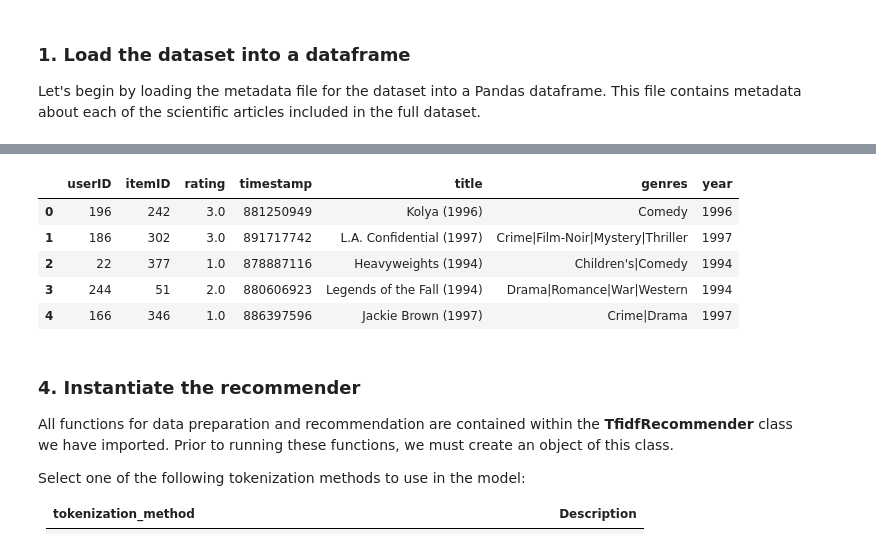
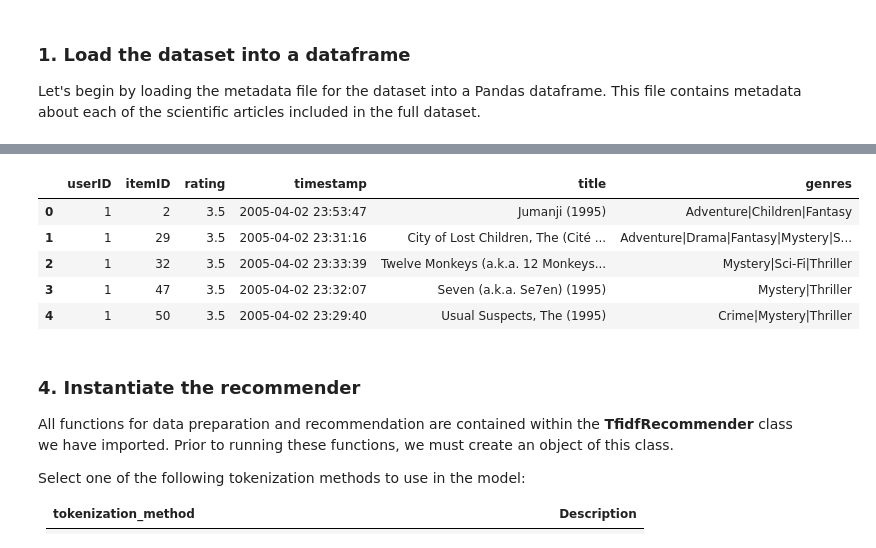
Before and after one commit to PUT-RecSys-Research/qpera-thesis, a Jupyter notebook: notebooks/CBF.ipynb, the cells around one changed output, grey strips where cells are left out. Cells and saved outputs as stored; diff of their text form; code cells hidden in the pictures.

Commit message:
switch to custom loader

```diff
--- a/notebooks/CBF.ipynb
+++ b/notebooks/CBF.ipynb
@@ -37,13 +36,10 @@ logging.basicConfig(
     datefmt="%Y-%m-%d %H:%M:%S",
 )
 # %%
-data = movielens.load_pandas_df(
-    size=MOVIELENS_DATA_SIZE,
-    header=["userID", "itemID", "rating", "timestamp"],
-    title_col="title",
-    genres_col='genres',
-    year_col='year'
-)
+data = dataset_loader.loader("movielens", want_col=["userID", "itemID", "rating", "timestamp", 'title', 'genres'], num_rows=100000)
+print(data.shape)
+print(data['userID'].nunique())
+
 # Convert the float precision to 32-bit in order to reduce memory consumption
 data["rating"] = data["rating"].astype(np.float32)
 data.head()
@@ -54,9 +49,9 @@ data.head()
-|  | userID | itemID | rating | timestamp | title | genres | year |
-| 0 | 196 | 242 | 3.0 | 881250949 | Kolya (1996) | Comedy | 1996 |
-| 1 | 186 | 302 | 3.0 | 891717742 | L.A. Confidential (1997) | Crime|Film-Noir|Mystery|Thriller | 1997 |
-| 2 | 22 | 377 | 1.0 | 878887116 | Heavyweights (1994) | Children's|Comedy | 1994 |
-| 3 | 244 | 51 | 2.0 | 880606923 | Legends of the Fall (1994) | Drama|Romance|War|Western | 1994 |
-| 4 | 166 | 346 | 1.0 | 886397596 | Jackie Brown (1997) | Crime|Drama | 1997 |
+|  | userID | itemID | rating | timestamp | title | genres |
+| 0 | 1 | 2 | 3.5 | 2005-04-02 23:53:47 | Jumanji (1995) | Adventure|Children|Fantasy |
+| 1 | 1 | 29 | 3.5 | 2005-04-02 23:31:16 | City of Lost Children, The (Cité ... | Adventure|Drama|Fantasy|Mystery|S... |
+| 2 | 1 | 32 | 3.5 | 2005-04-02 23:33:39 | Twelve Monkeys (a.k.a. 12 Monkeys... | Mystery|Sci-Fi|Thriller |
+| 3 | 1 | 47 | 3.5 | 2005-04-02 23:32:07 | Seven (a.k.a. Se7en) (1995) | Mystery|Thriller |
+| 4 | 1 | 50 | 3.5 | 2005-04-02 23:29:40 | Usual Suspects, The (1995) | Crime|Mystery|Thriller |
 # %% [markdown]
 ### 4. Instantiate the recommender
 All functions for data preparation and recommendation are contained within the **TfidfRecommender** class we have imported. Prior to running these functions, we must create an object of this class.
```
Also changed, not shown: parts of 19 cells of this notebook.
